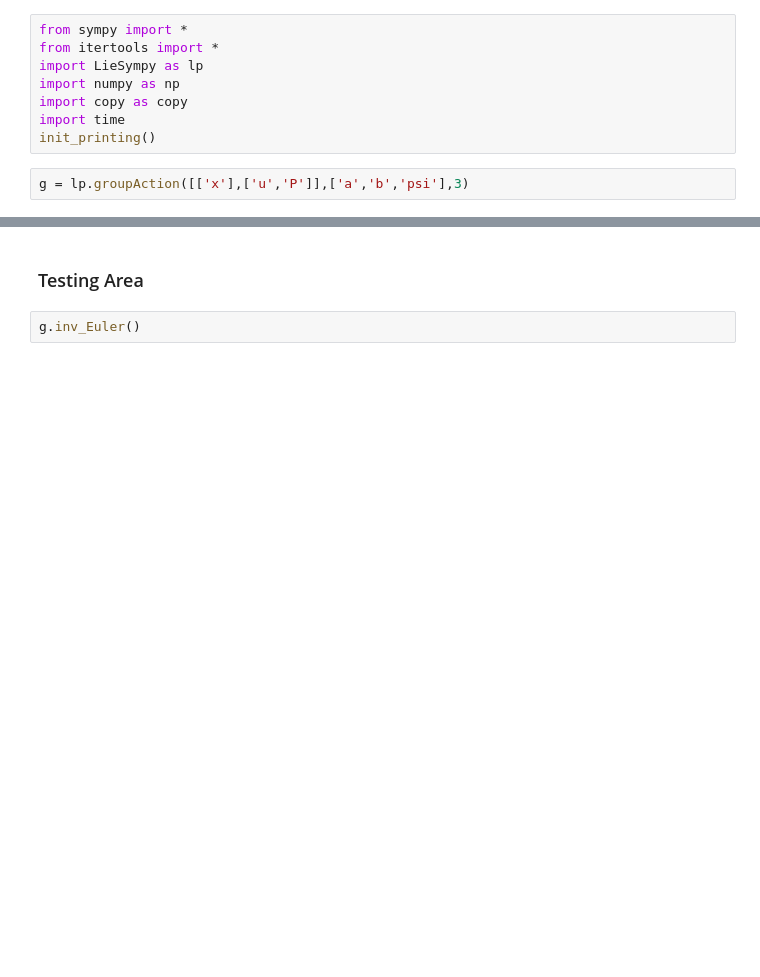
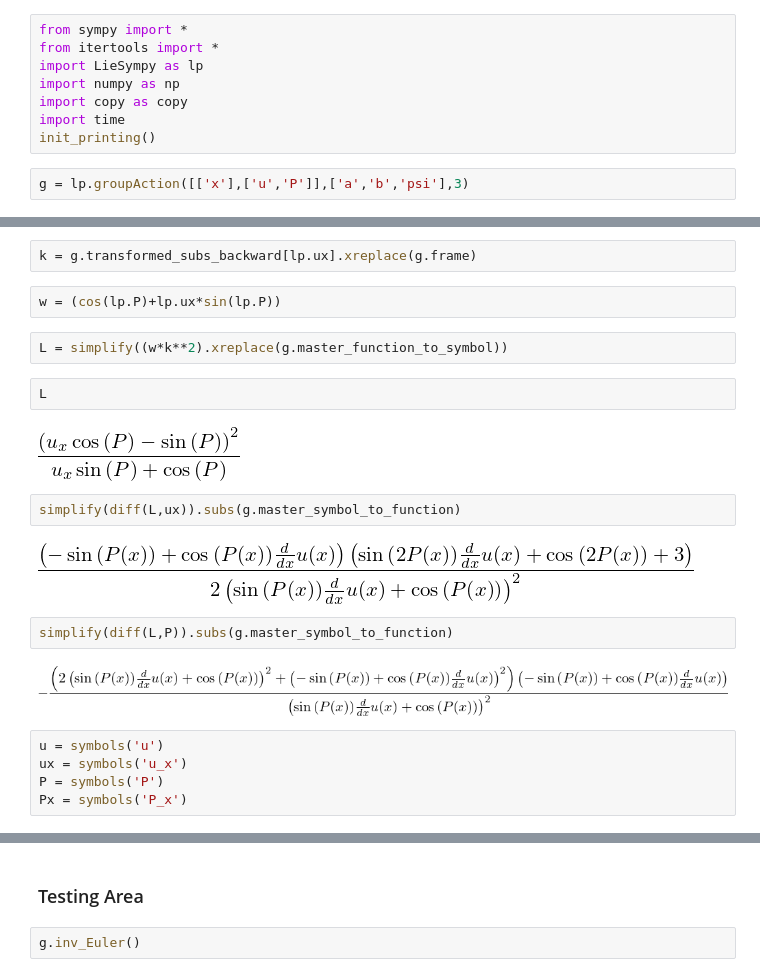
Before and after one commit to broom010/Lie_Symmetry, a Jupyter notebook: Invariant Euler Lagrange - refresh 2.ipynb, the cells around one changed output, grey strips where cells are left out. Cells and saved outputs as stored; diff of their text form; blank space fills up the shorter version.

```diff
--- a/Invariant Euler Lagrange - refresh 2.ipynb
+++ b/Invariant Euler Lagrange - refresh 2.ipynb
@@ -41,0 +24,23 @@ pass
+# %%
+k = g.transformed_subs_backward[lp.ux].xreplace(g.frame)
+# %%
+w = (cos(lp.P)+lp.ux*sin(lp.P))
+# %%
+L = simplify((w*k**2).xreplace(g.master_function_to_symbol))
+# %%
+L
+# %% [output]
+[figure, added]
+# %%
+simplify(diff(L,ux)).subs(g.master_symbol_to_function)
+# %% [output]
+[figure, added]
+# %%
+simplify(diff(L,P)).subs(g.master_symbol_to_function)
+# %% [output]
+[figure, added]
+# %%
+u = symbols('u')
+ux = symbols('u_x')
+P = symbols('P')
+Px = symbols('P_x')
```
Also changed, not shown: parts of 25 cells of this notebook, 9 other files.
